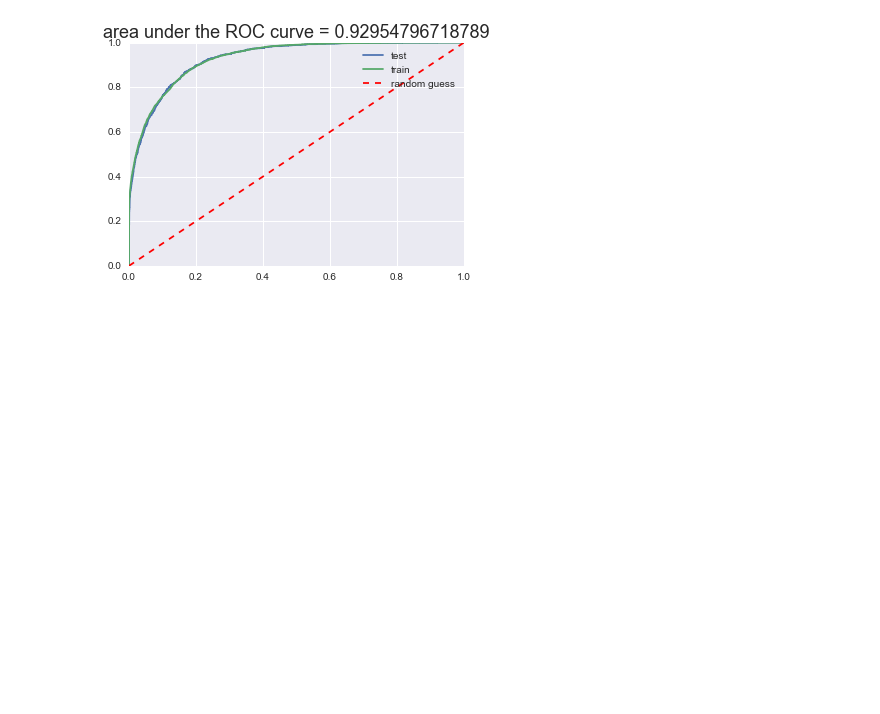
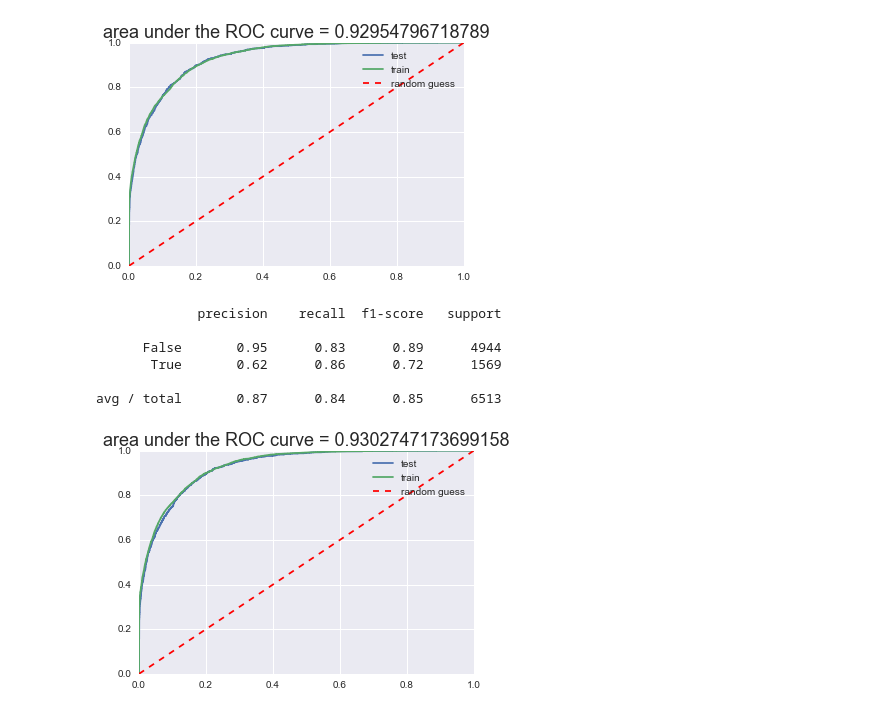
Before and after one commit to shirmeir/notebooks, a Jupyter notebook: predicting_income_from_census_income_data.ipynb, the cells around one changed output. Saved outputs shown, nothing was run; the diff lists cells and outputs as text; code cells hidden in the pictures; blank space fills up the shorter version.

```diff
--- a/predicting_income_from_census_income_data.ipynb
+++ b/predicting_income_from_census_income_data.ipynb
@@ -834,3 +833,15 @@ get_model_results(model, train, test, y_train, y_test)
 
 avg / total       0.87      0.84      0.85      6513
 [figure]
+# %%
+model = make_pipeline(PolynomialFeatures(), XGBClassifier())
+model.fit(train, y_train)
+get_model_results(model, train, test, y_train, y_test)
+# %% [output]
+             precision    recall  f1-score   support
+
+      False       0.95      0.83      0.89      4944
+       True       0.62      0.86      0.72      1569
+
+avg / total       0.87      0.84      0.85      6513
+[figure, added]
```
Also changed, not shown: parts of 2 cells of this notebook.
